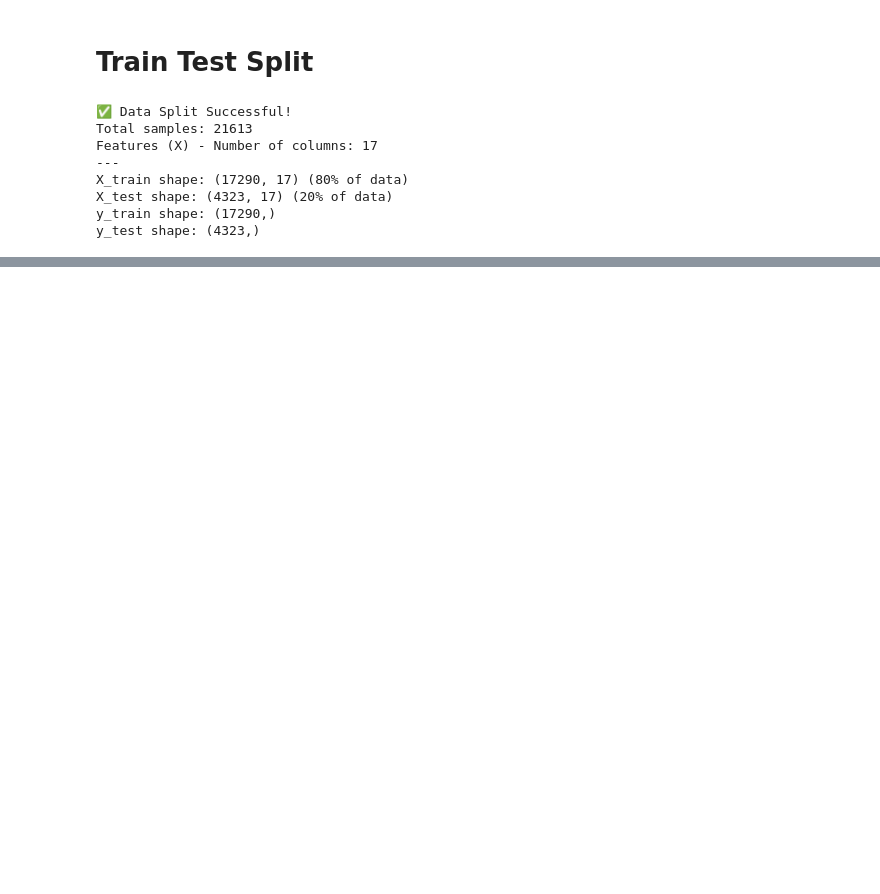
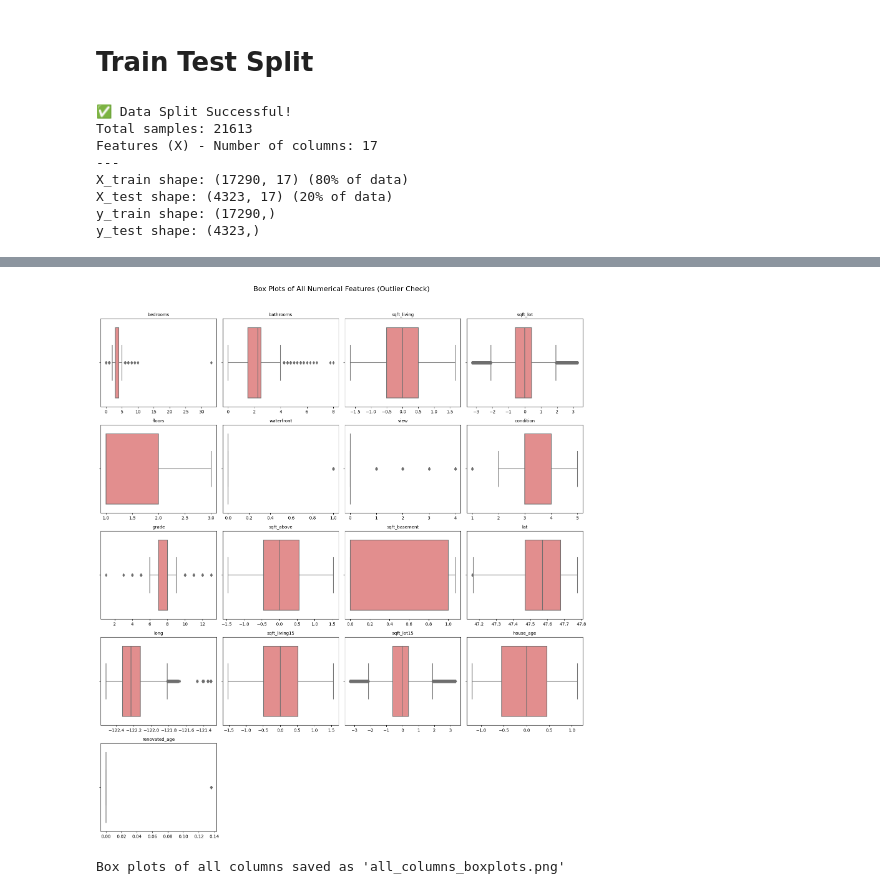
Before and after one commit to NurAlamNahidSarkar/housePricePrediction_ML, a Jupyter notebook: housepriceprediction.ipynb, the cells around one changed output, grey strips where cells are left out. Cells and saved outputs as stored; diff of their text form; code cells hidden in the pictures; blank space fills up the shorter version.

```diff
--- a/housepriceprediction.ipynb
+++ b/housepriceprediction.ipynb
@@ -379,0 +532,36 @@ y_test shape: (4323,)
+# %%
+# --- 3. GENERATE BOX PLOTS IN A LOOP ---
+
+# Identify columns to plot (all numerical features)
+columns_to_plot = X_train.select_dtypes(include=np.number).columns.tolist()
+
+# Define the grid layout parameters
+N_COLS = 4  # Number of columns in the grid
+N_ROWS = int(np.ceil(len(columns_to_plot) / N_COLS))
+
+# Create the figure and subplots
+# Note: We increase the height (ROWS) slightly since boxplots often need more vertical space
+fig, axes = plt.subplots(N_ROWS, N_COLS, figsize=(4 * N_COLS, 3.5 * N_ROWS))
+axes = axes.flatten() # Flattens the 2D array of axes into a 1D array
+
+# Loop through all selected columns
+for i, col in enumerate(columns_to_plot):
+    # Plot a horizontal box plot
+    sns.boxplot(x=X_train[col], ax=axes[i], color='lightcoral')
+    axes[i].set_title(col, fontsize=10)
+    axes[i].set_xlabel('')
+    axes[i].set_ylabel('')
+
+# Hide any unused subplots
+for j in range(len(columns_to_plot), N_ROWS * N_COLS):
+    fig.delaxes(axes[j])
+
+plt.suptitle('Box Plots of All Numerical Features (Outlier Check)', fontsize=16, y=1.02)
+plt.tight_layout(rect=[0, 0, 1, 1]) # Adjust layout to prevent overlapping titles/labels
+plt.savefig('all_columns_boxplots.png')
+plt.show()
+
+print("Box plots of all columns saved as 'all_columns_boxplots.png'")
+# %% [output]
+[figure, added]
+Box plots of all columns saved as 'all_columns_boxplots.png'
```
Also changed, not shown: parts of 9 cells of this notebook.
